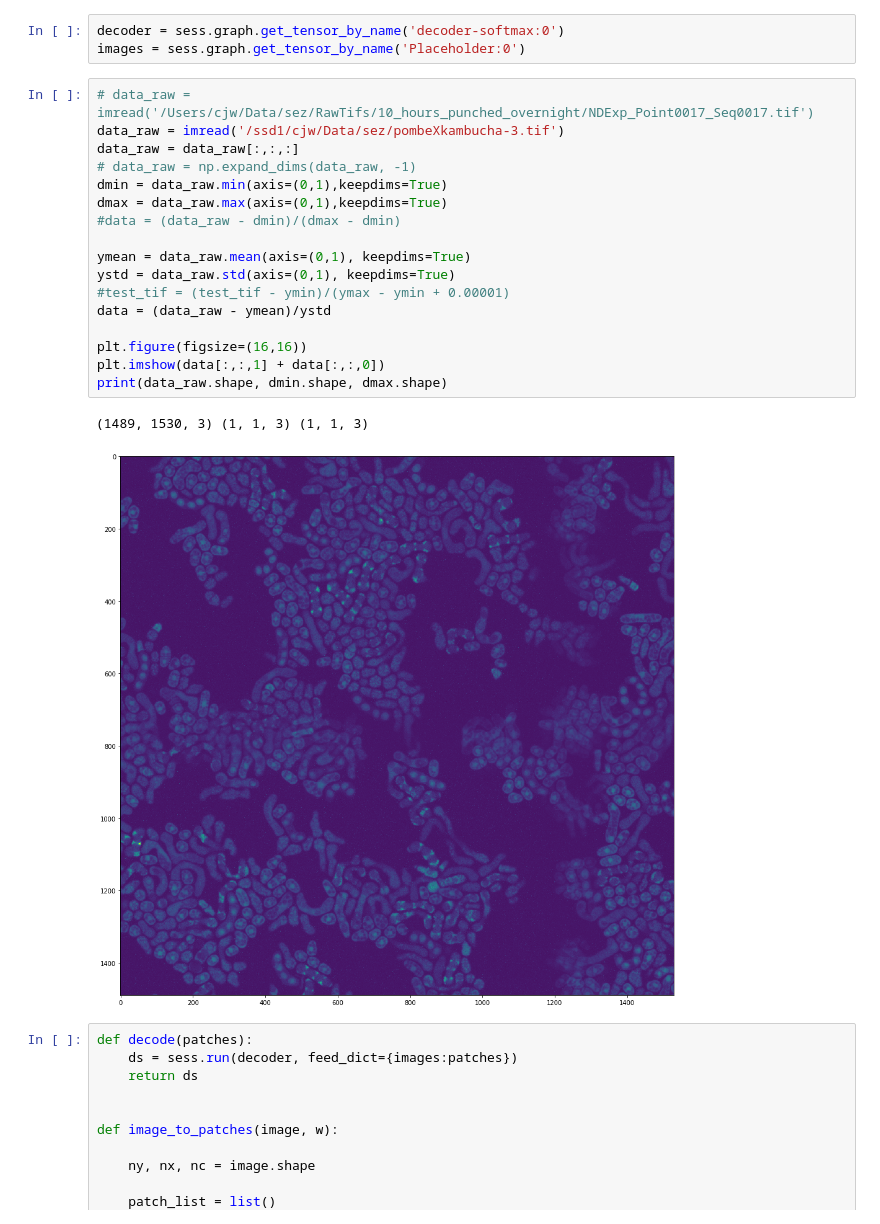
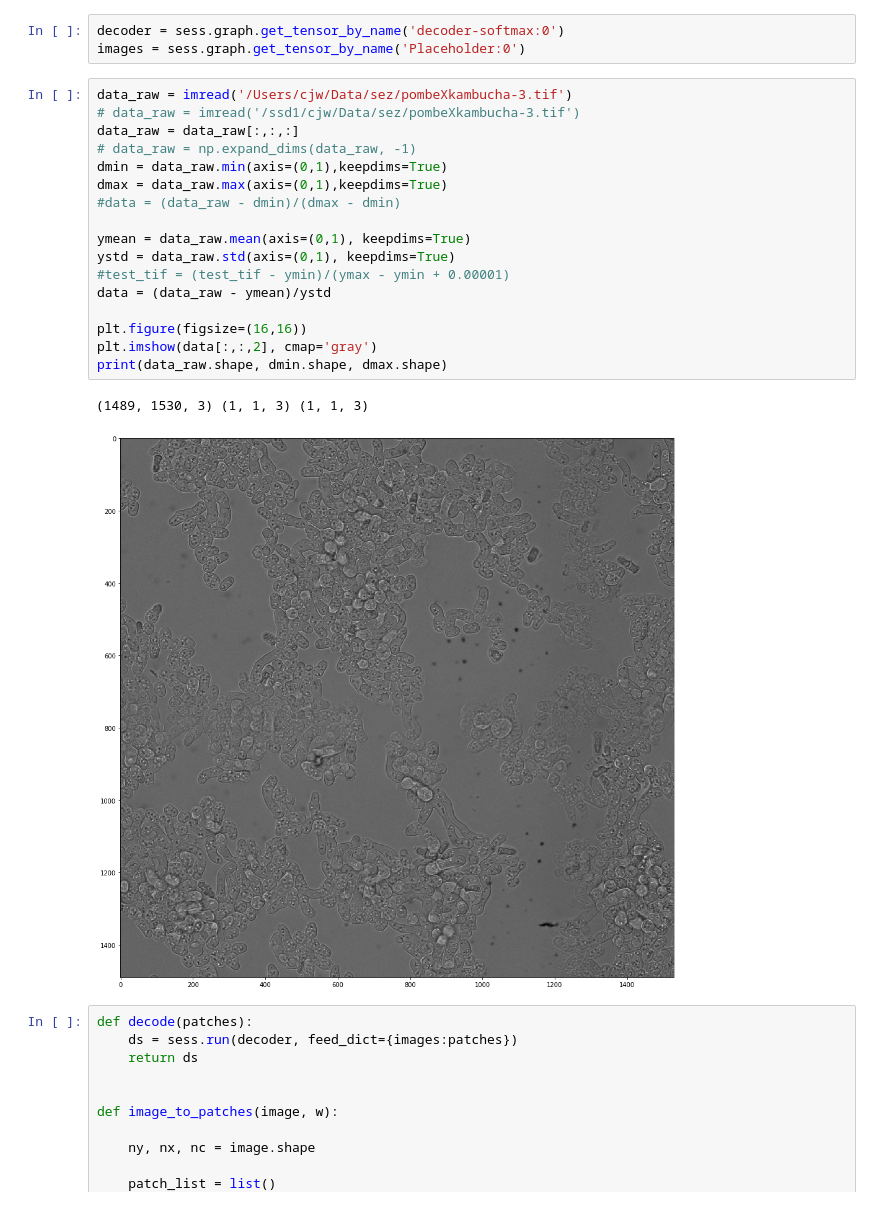
Before and after one commit to cwood1967/Unet, a Jupyter notebook: dnet/infer_dnet.ipynb, the cells around one changed output. Drawn from its saved outputs; the diff is of its cells as text.

```diff
--- a/dnet/infer_dnet.ipynb
+++ b/dnet/infer_dnet.ipynb
@@ -45,25 +45,25 @@ save/restore_all [] 0
 decoder = sess.graph.get_tensor_by_name('decoder-softmax:0')
 images = sess.graph.get_tensor_by_name('Placeholder:0')
 # %%
-# data_raw = imread('/Users/cjw/Data/sez/RawTifs/10_hours_punched_overnight/NDExp_Point0017_Seq0017.tif')
-data_raw = imread('/ssd1/cjw/Data/sez/pombeXkambucha-3.tif')
+data_raw = imread('/Users/cjw/Data/sez/pombeXkambucha-3.tif')
+# data_raw = imread('/ssd1/cjw/Data/sez/pombeXkambucha-3.tif')
 data_raw = data_raw[:,:,:]
 # data_raw = np.expand_dims(data_raw, -1)
 dmin = data_raw.min(axis=(0,1),keepdims=True)
 dmax = data_raw.max(axis=(0,1),keepdims=True)
 #data = (data_raw - dmin)/(dmax - dmin)
 
 ymean = data_raw.mean(axis=(0,1), keepdims=True)
 ystd = data_raw.std(axis=(0,1), keepdims=True)
 #test_tif = (test_tif - ymin)/(ymax - ymin + 0.00001)
 data = (data_raw - ymean)/ystd
 
 plt.figure(figsize=(16,16))
-plt.imshow(data[:,:,1] + data[:,:,0])
+plt.imshow(data[:,:,2], cmap='gray')
 print(data_raw.shape, dmin.shape, dmax.shape)
 # %% [output]
 (1489, 1530, 3) (1, 1, 3) (1, 1, 3)
-[figure, old version]
+[figure, new version]
 # %%
 def decode(patches):
     ds = sess.run(decoder, feed_dict={images:patches})
```
Also changed, not shown: parts of 4 cells of this notebook, 1 other file.
